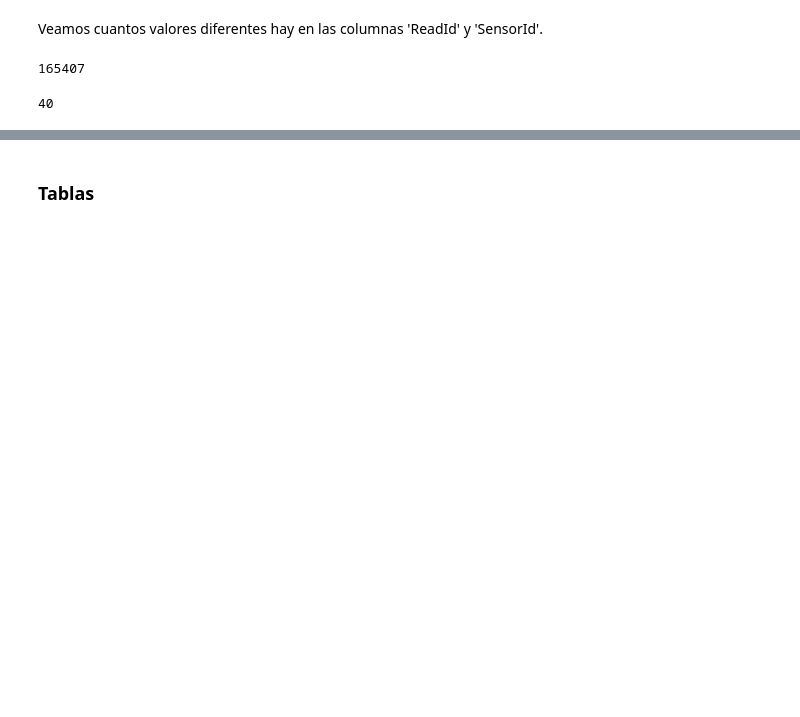
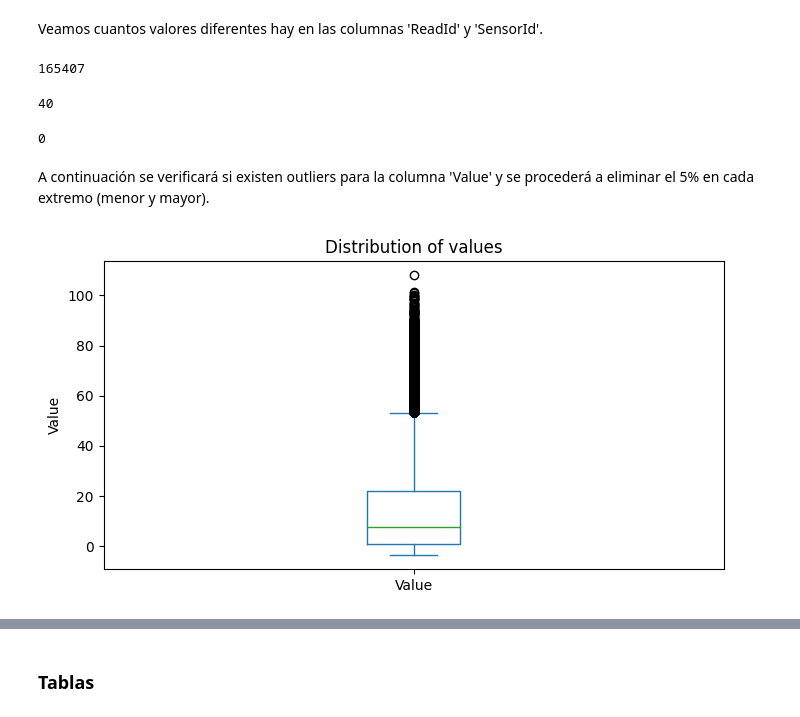
Before and after one commit to arteaga7/ML-Time-Predictions, a Jupyter notebook: notebooks/preprocessing.ipynb, the cells around one changed output, grey strips where cells are left out. Saved outputs shown, nothing was run; the diff lists cells and outputs as text; code cells hidden in the pictures; blank space fills up the shorter version.

```diff
--- a/notebooks/preprocessing.ipynb
+++ b/notebooks/preprocessing.ipynb
@@ -107,3 +110,22 @@ print(df['ReadId'].nunique())
 print(df['SensorId'].nunique())
 # %% [output]
 40
+# %%
+# Delete all row duplicates
+df = df.drop_duplicates()
+
+# Count duplicates
+df.duplicated().sum()
+# %% [output]
+0
+# %% [markdown]
+A continuación se verificará si existen outliers para la columna 'Value' y se procederá a
+eliminar el 5% en cada extremo (menor y mayor).
+# %%
+# Box plot
+df['Value'].plot(kind='box', figsize=[8,4], title='Distribution of values',
+                 ylabel='Value')
+plt.xticks(rotation=0)
+plt.show()
+# %% [output]
+[figure, added]
```
Also changed, not shown: parts of 9 cells of this notebook, 1 other file.
